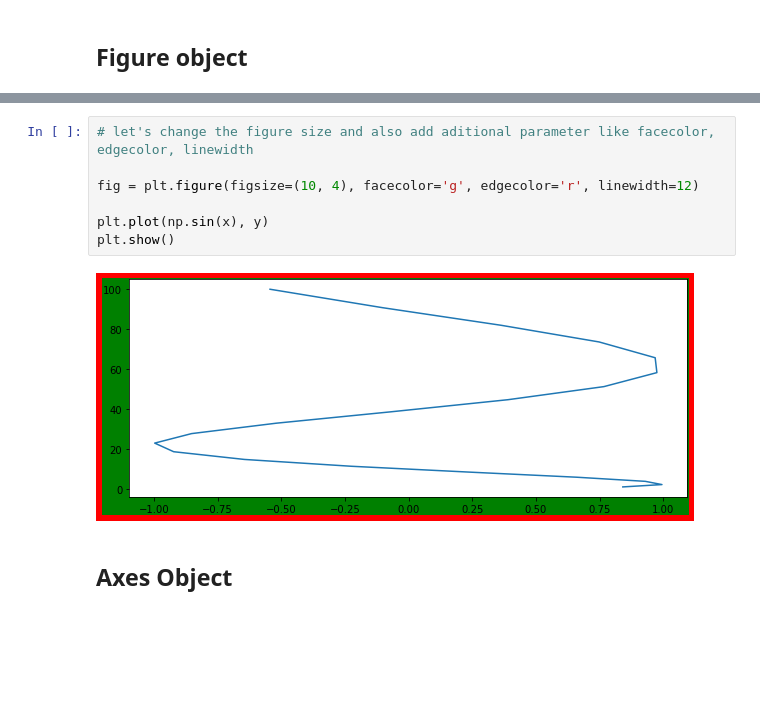
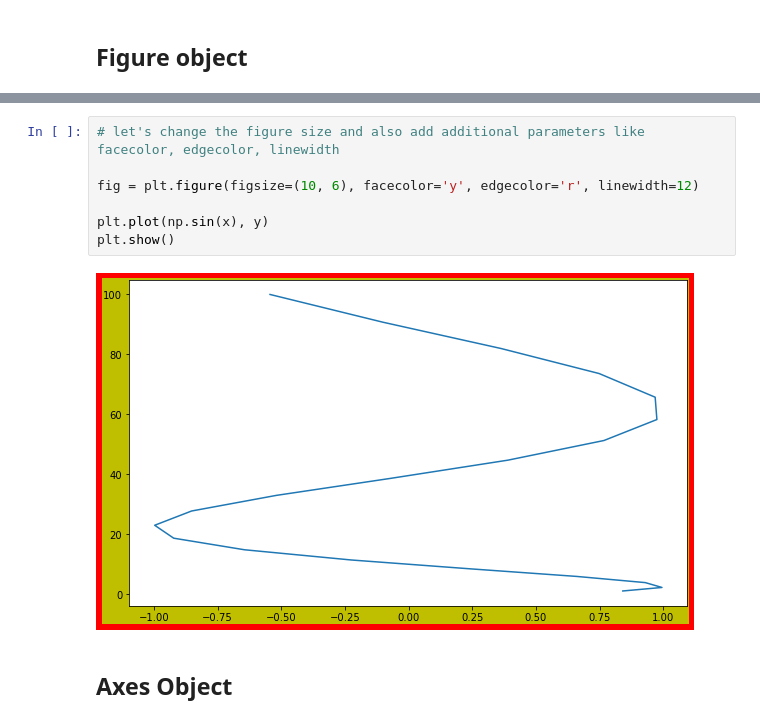
Before and after one commit to JeffWang0325/Python-Data-Science-Application-Development, a Jupyter notebook: class_08/00_matplotlib.ipynb, the cells around one changed output, grey strips where cells are left out. Drawn from its saved outputs; the diff is of its cells as text; blank space fills up the shorter version.

```diff
--- a/class_08/00_matplotlib.ipynb
+++ b/class_08/00_matplotlib.ipynb
@@ -199,12 +244,12 @@ plt.show()
 # %%
-# let's change the figure size and also add aditional parameter like facecolor, edgecolor, linewidth
+# let's change the figure size and also add additional parameters like facecolor, edgecolor, linewidth
 
-fig = plt.figure(figsize=(10, 4), facecolor='g', edgecolor='r', linewidth=12)
+fig = plt.figure(figsize=(10, 6), facecolor='y', edgecolor='r', linewidth=12)
 
 plt.plot(np.sin(x), y)
 plt.show()
 # %% [output]
-[figure, old version]
+[figure, new version]
 # %% [markdown]
 ## Axes Object
 # %%
```
Also changed, not shown: parts of 41 cells of this notebook, 3 other files.
